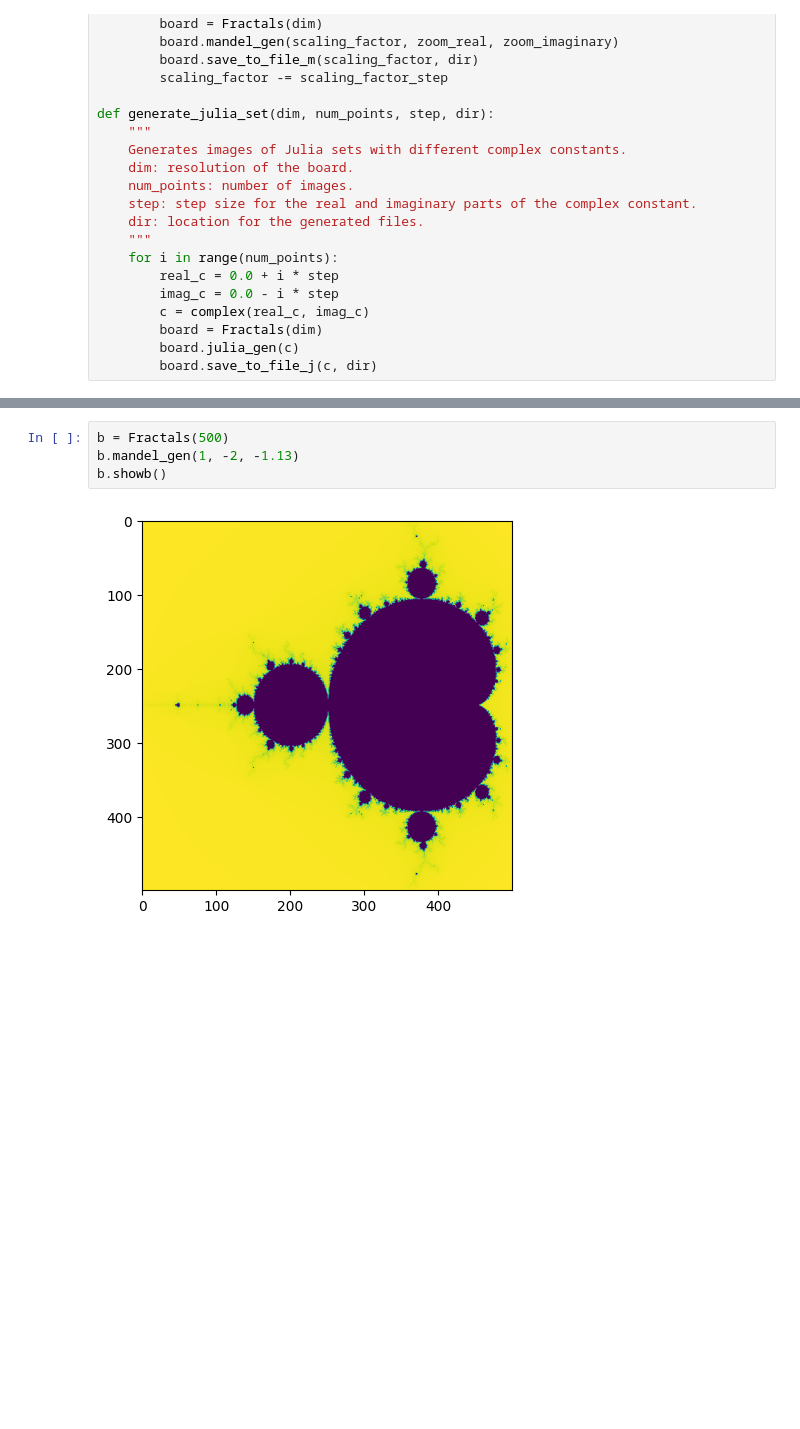
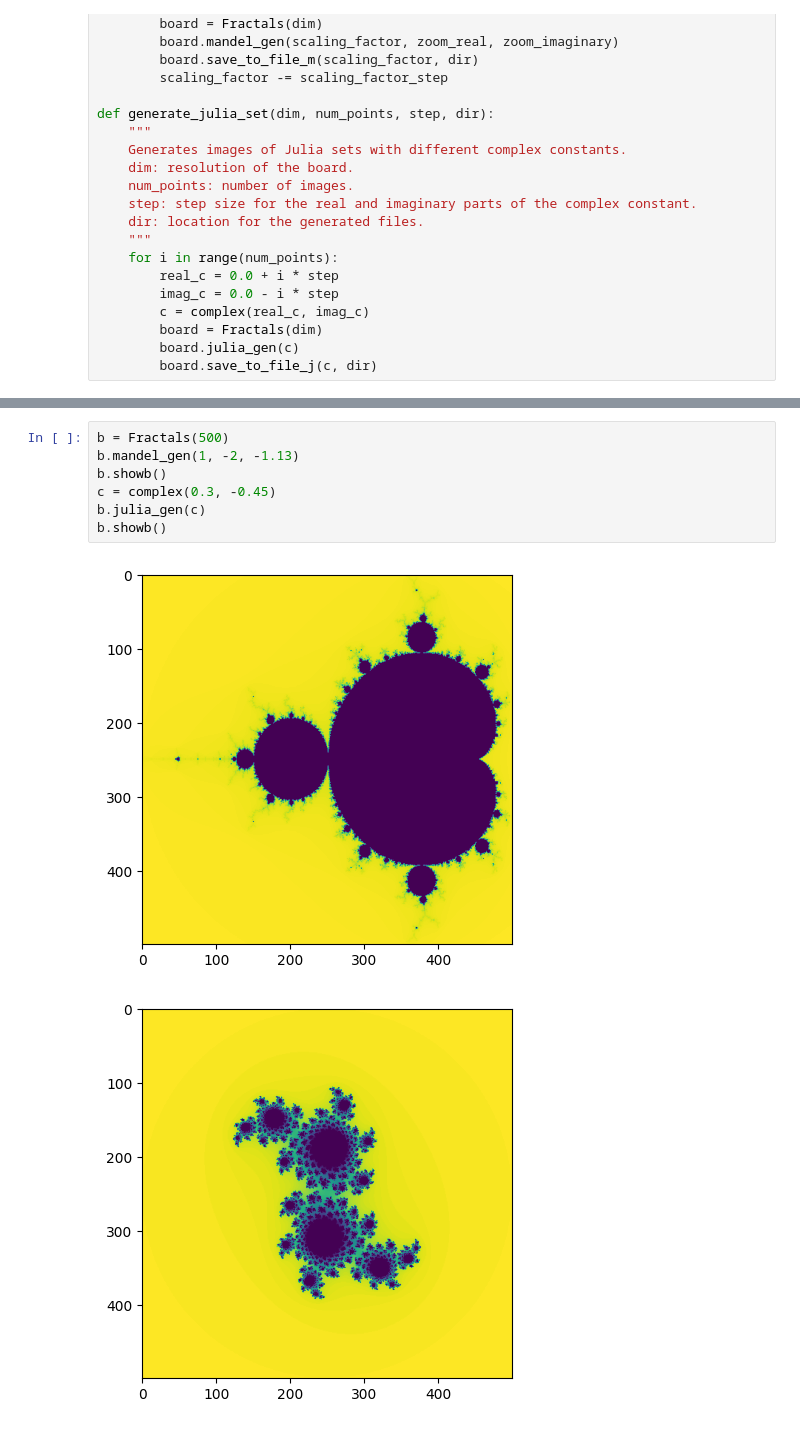
Before and after one commit to Isi2000/EZFRACTALS, a Jupyter notebook: CPP_to_python.ipynb, the cells around one changed output, grey strips where cells are left out. Drawn from its saved outputs; the diff is of its cells as text; blank space fills up the shorter version.

Commit message:
Aesthetic compilation and plots

```diff
--- a/CPP_to_python.ipynb
+++ b/CPP_to_python.ipynb
@@ -220,6 +219,10 @@ KeyboardInterrupt: ignored
 # %%
 b = Fractals(500)
 b.mandel_gen(1, -2, -1.13)
 b.showb()
+c = complex(0.3, -0.45)
+b.julia_gen(c)
+b.showb()
 # %% [output]
 [figure]
+[figure, added]
```
Also changed, not shown: parts of 1 cell of this notebook.
